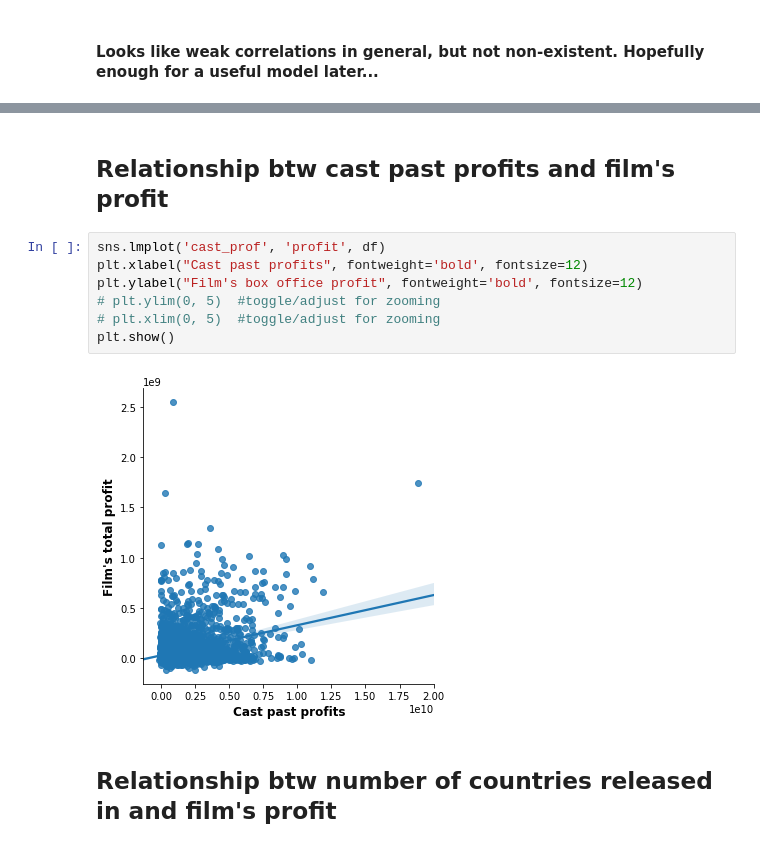
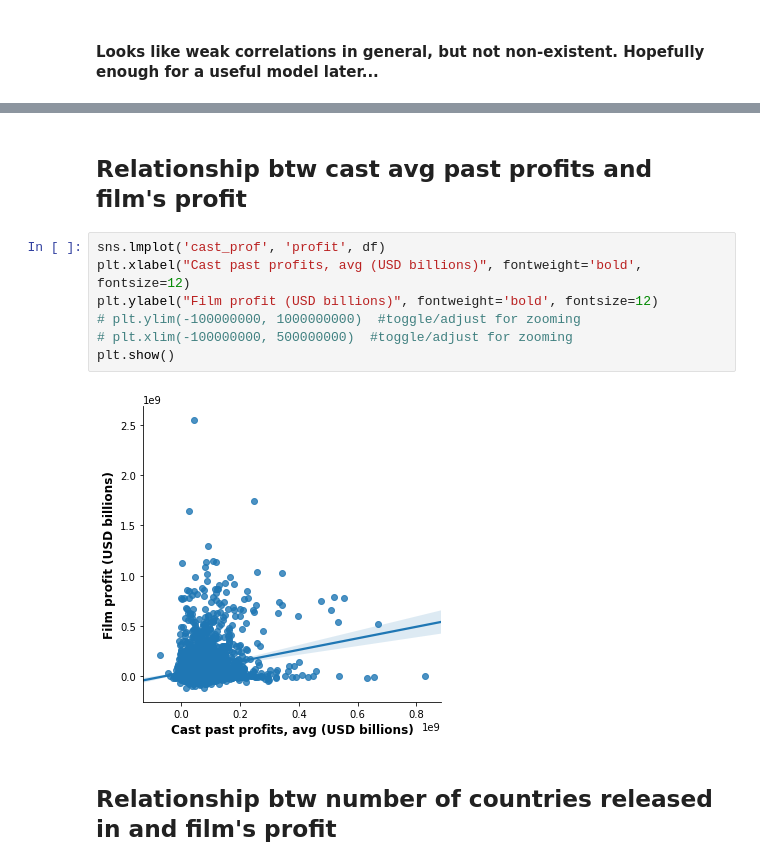
Before and after one commit to ryanlrappa/film-profit-prediction, a Jupyter notebook: jupyter_notebooks/5_EDA.ipynb, the cells around one changed output, grey strips where cells are left out. Saved outputs shown, nothing was run; the diff lists cells and outputs as text.

```diff
--- a/jupyter_notebooks/5_EDA.ipynb
+++ b/jupyter_notebooks/5_EDA.ipynb
@@ -78,14 +78,14 @@ plt.tight_layout() #can save the image below / zoom in for visibility
 # %% [markdown]
-## Relationship btw cast past profits and film's profit
+## Relationship btw cast avg past profits and film's profit
 # %%
 sns.lmplot('cast_prof', 'profit', df)
-plt.xlabel("Cast past profits", fontweight='bold', fontsize=12)
-plt.ylabel("Film's box office profit", fontweight='bold', fontsize=12)
-# plt.ylim(0, 5)  #toggle/adjust for zooming
-# plt.xlim(0, 5)  #toggle/adjust for zooming
+plt.xlabel("Cast past profits, avg (USD billions)", fontweight='bold', fontsize=12)
+plt.ylabel("Film profit (USD billions)", fontweight='bold', fontsize=12)
+# plt.ylim(-100000000, 1000000000)  #toggle/adjust for zooming
+# plt.xlim(-100000000, 500000000)  #toggle/adjust for zooming
 plt.show()
 # %% [output]
-[figure, old version]
+[figure, new version]
 # %% [markdown]
 ## Relationship btw number of countries released in and film's profit
 # %%
```
Also changed, not shown: parts of 20 cells of this notebook, 2 other files.
